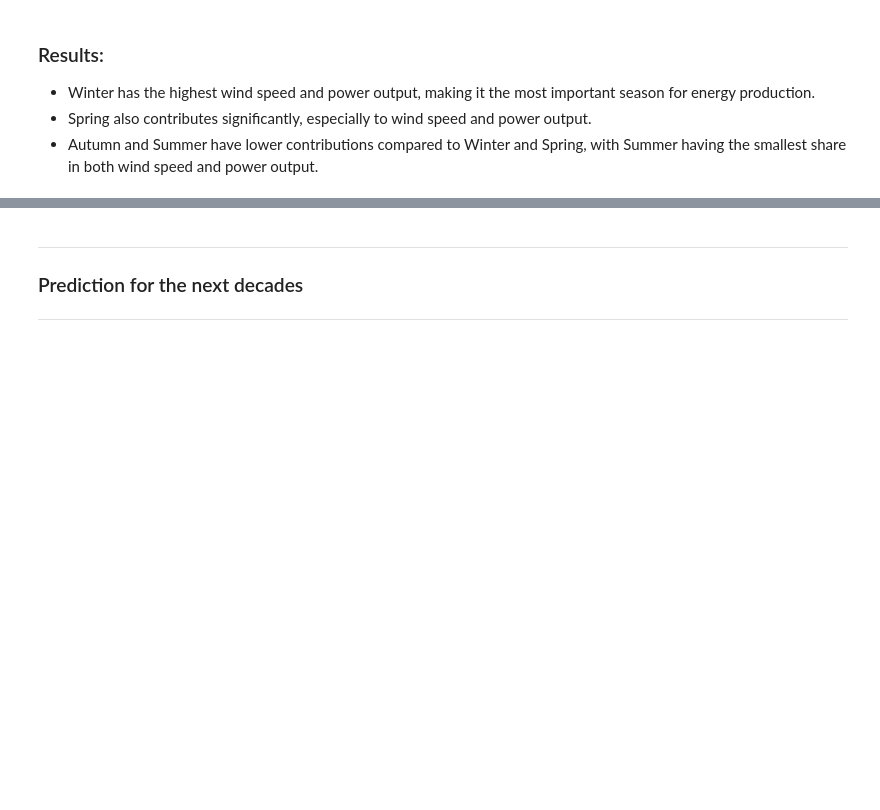
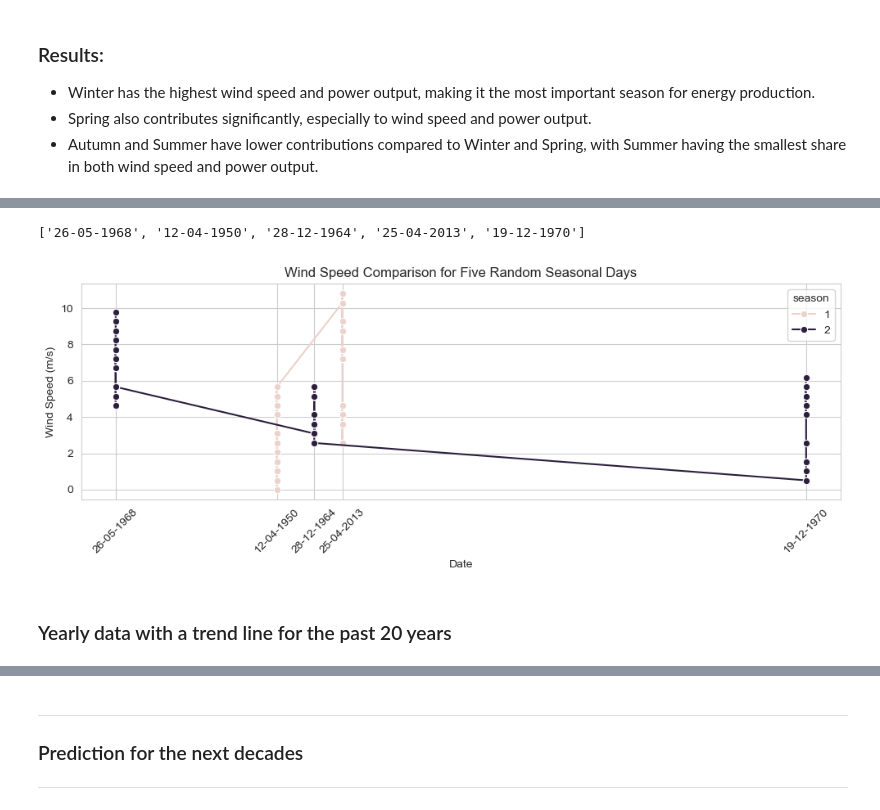
Before and after one commit to ermelinda-q/PFDA, a Jupyter notebook: project/project.ipynb, the cells around one changed output, grey strips where cells are left out. Cells and saved outputs as stored; diff of their text form; code cells hidden in the pictures; blank space fills up the shorter version.

```diff
--- a/project/project.ipynb
+++ b/project/project.ipynb
@@ -591,0 +604,37 @@ plt.show()
+# %%
+# Randomly choose 5 unique days from the dataset's index
+random_seasonal_days = np.random.choice(df_wind_project.index.normalize().unique(), size=5, replace=False)
+
+# Converting numpy.datetime64 to pandas.Timestamp and format the dates for easier reading.
+formatted_random_dates = [pd.Timestamp(date).strftime('%d-%m-%Y') for date in random_seasonal_days]
+formatted_random_dates      # display the dates formatted.
+# %% [output]
+['26-05-1968', '12-04-1950', '28-12-1964', '25-04-2013', '19-12-1970']
+# %%
+# Filtering the dataset for the random seasonal days got from the previous code.
+random_seasonal_data = df_wind_project[df_wind_project.index.normalize().isin(random_seasonal_days)]
+
+# Plotting table.
+plt.figure(figsize=(10, 4))
+
+# Plotting the wind speed with the formatted dates on the x-axis, wind speed in the
+sns.lineplot(x=random_seasonal_data.index, y=random_seasonal_data['wdsp_m/s'], hue=random_seasonal_data['season'], marker='o')
+
+# Setting plot titles and labels
+plt.title('Wind Speed Comparison for Five Random Seasonal Days')
+plt.xlabel('Date')
+plt.ylabel('Wind Speed (m/s)')
+
+# Set the x-axis labels to the formatted random dates, matching the actual date points
+plt.xticks(ticks=random_seasonal_data.index.normalize().unique(), labels=formatted_random_dates, rotation=45)
+
+# Show gridlines for better visibility
+plt.grid(True)
+
+# Tight layout & show.
+plt.tight_layout()
+plt.show()
+# %% [output]
+[figure, added]
+# %% [markdown]
+### Yearly data with a trend line for the past 20 years
```
Also changed, not shown: parts of 13 cells of this notebook.
